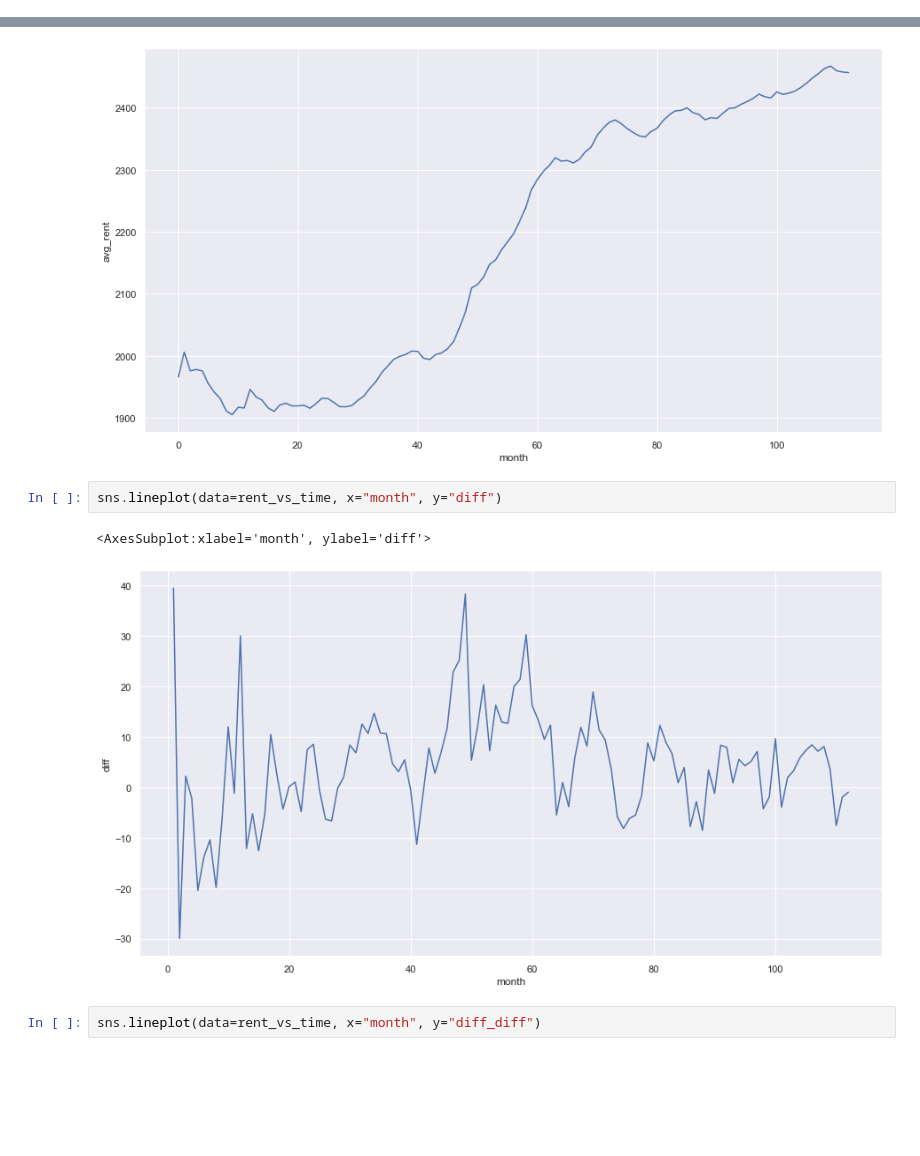
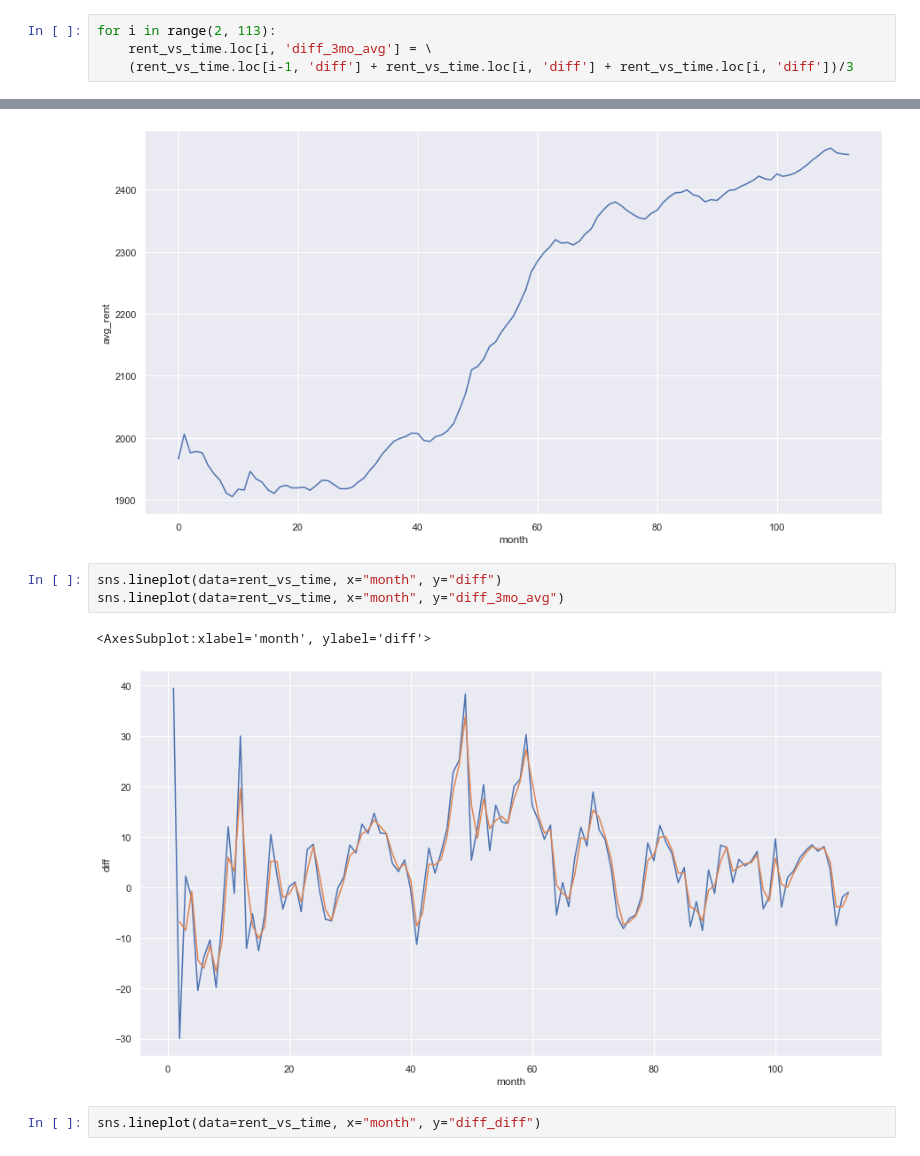
Before and after one commit to Skipp-py/NYCDSA_Capstone, a Jupyter notebook: Karl/avg_rent_vs_time.ipynb, the cells around one changed output, grey strips where cells are left out. Drawn from its saved outputs; the diff is of its cells as text; blank space fills up the shorter version.

```diff
--- a/Karl/avg_rent_vs_time.ipynb
+++ b/Karl/avg_rent_vs_time.ipynb
@@ -85,6 +85,10 @@ for i in range(2, 113):
 # %%
 for i in range(3, 113):
     rent_vs_time.loc[i, 'diff_x3'] = rent_vs_time.loc[i, 'diff_diff'] - rent_vs_time.loc[i-1, 'diff_diff']
+# %%
+for i in range(2, 113):
+    rent_vs_time.loc[i, 'diff_3mo_avg'] = \
+    (rent_vs_time.loc[i-1, 'diff'] + rent_vs_time.loc[i, 'diff'] + rent_vs_time.loc[i, 'diff'])/3
 # %%
 rent_vs_time
 # %% [output]
@@ -108,9 +112,10 @@ sns.lineplot(data=rent_vs_time, x="month", y="avg_rent")
 [figure]
 # %%
 sns.lineplot(data=rent_vs_time, x="month", y="diff")
+sns.lineplot(data=rent_vs_time, x="month", y="diff_3mo_avg")
 # %% [output]
 <AxesSubplot:xlabel='month', ylabel='diff'>
-[figure, old version]
+[figure, new version]
 # %%
 sns.lineplot(data=rent_vs_time, x="month", y="diff_diff")
 # %% [output]
```
Also changed, not shown: parts of 1 cell of this notebook, 3 other files.
